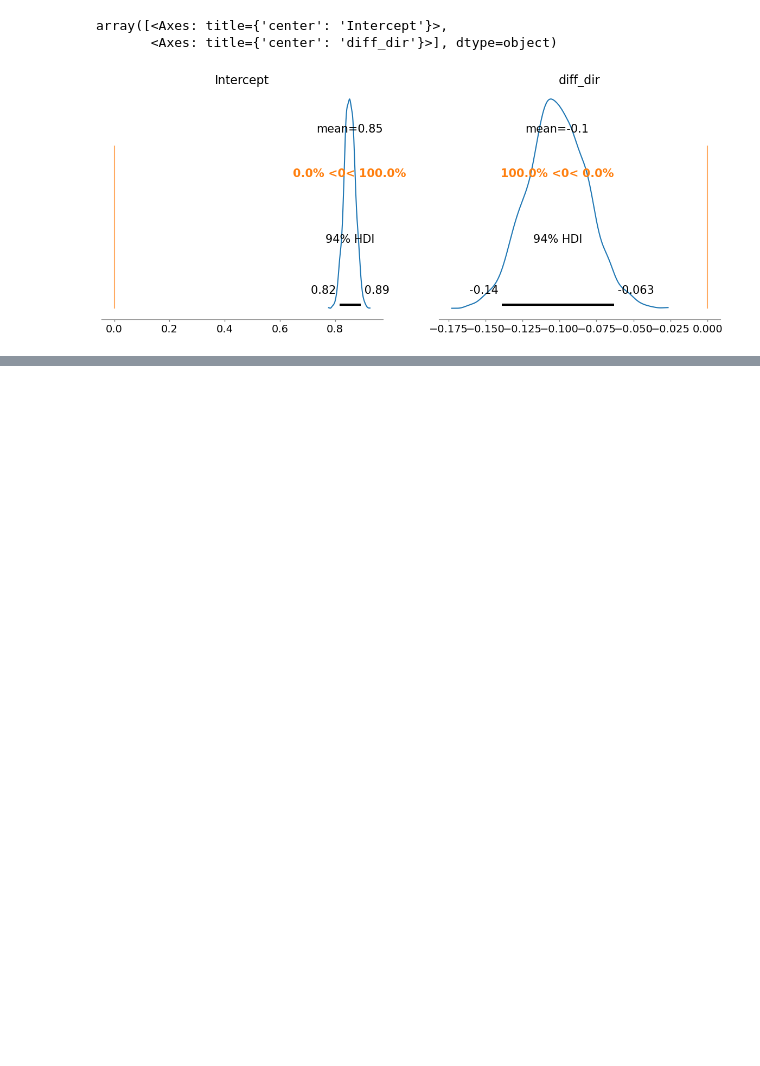
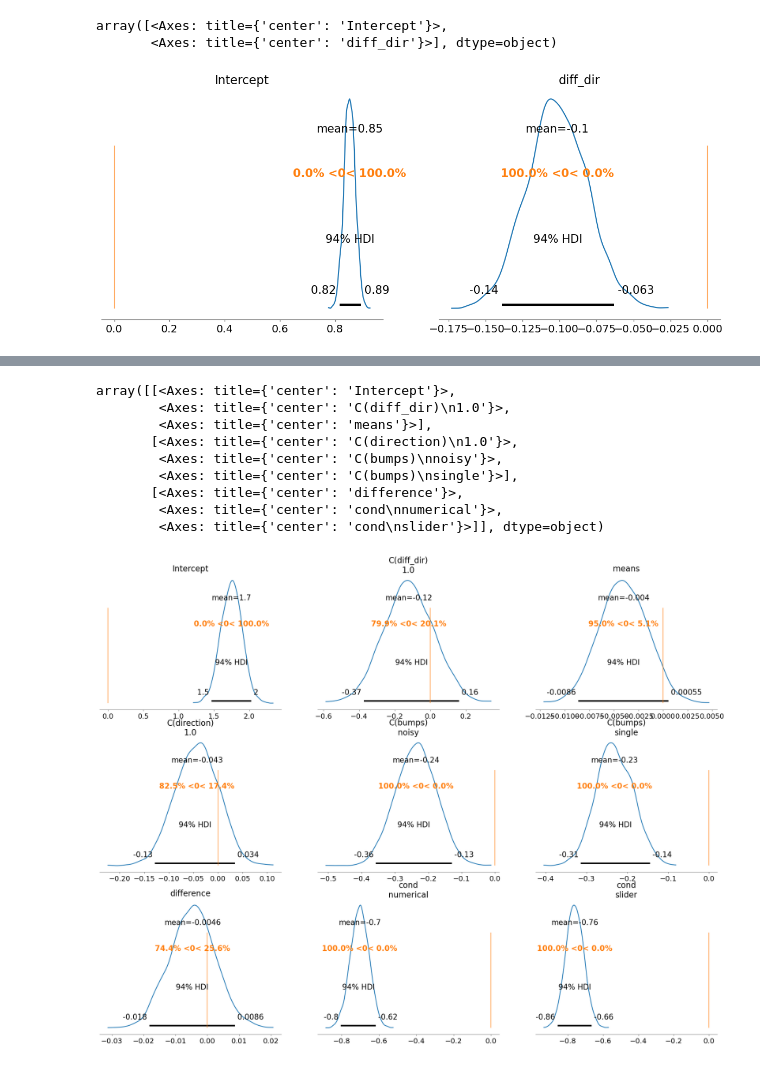
Before and after one commit to tejas-savalia/datavis_05, a Jupyter notebook: analysis_sandbox.ipynb, the cells around one changed output, grey strips where cells are left out. Drawn from its saved outputs; the diff is of its cells as text; code cells hidden in the pictures; blank space fills up the shorter version.

```diff
--- a/analysis_sandbox.ipynb
+++ b/analysis_sandbox.ipynb
@@ -97,0 +140,4 @@ single_param_models = ['diff_dir', 'means', 'direction', 'bumps', 'difference',
+# %%
+allparam_nh = bmb.Model('accuracy~ C(diff_dir) + means + C(direction) + C(bumps) + difference + cond', data = comb_data, family='bernoulli')
+allparam_nh.build()
+allparam_nh.graph()
@@ -97,0 +146,2 @@ single_param_models = ['diff_dir', 'means', 'direction', 'bumps', 'difference',
+# %%
+allparam_nh_samples = allparam_nh.fit(idata_kwargs={"log_likelihood": True})
@@ -97,0 +156,13 @@ single_param_models = ['diff_dir', 'means', 'direction', 'bumps', 'difference',
+# %%
+az.plot_posterior(allparam_nh_samples, ref_val=0)
+# %% [output]
+array([[<Axes: title={'center': 'Intercept'}>,
+        <Axes: title={'center': 'C(diff_dir)\n1.0'}>,
+        <Axes: title={'center': 'means'}>],
+       [<Axes: title={'center': 'C(direction)\n1.0'}>,
+        <Axes: title={'center': 'C(bumps)\nnoisy'}>,
+        <Axes: title={'center': 'C(bumps)\nsingle'}>],
+       [<Axes: title={'center': 'difference'}>,
+        <Axes: title={'center': 'cond\nnumerical'}>,
+        <Axes: title={'center': 'cond\nslider'}>]], dtype=object)
+[figure, added]
```
Also changed, not shown: parts of 8 cells of this notebook.
